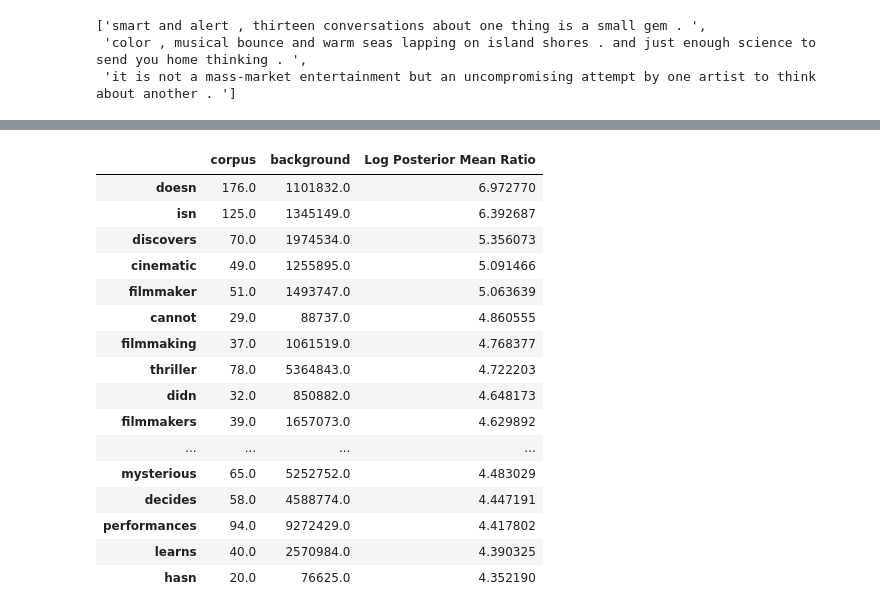
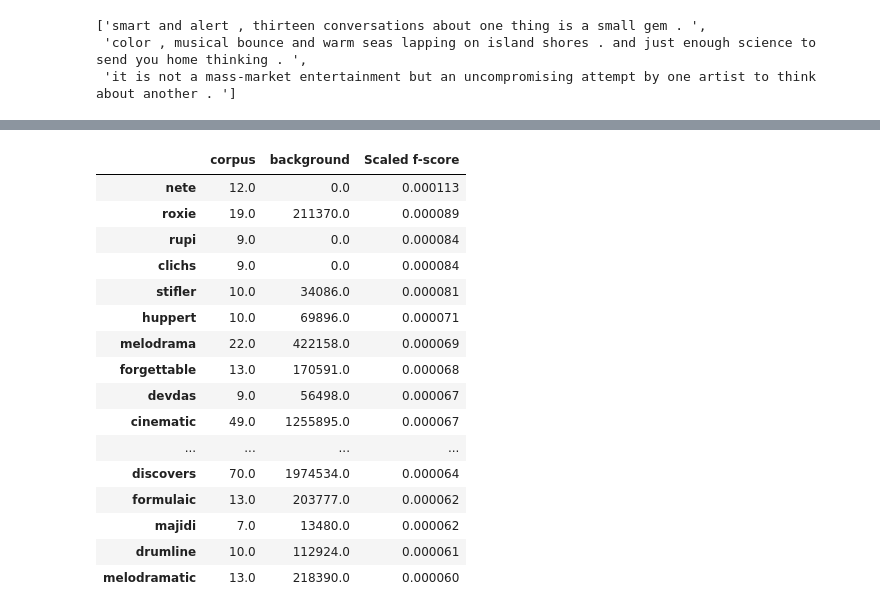
Before and after one commit to JasonKessler/jasonkessler.github.io, a Jupyter notebook: Subjective vs. Objective DDTX17.ipynb, the cells around one changed output, grey strips where cells are left out. Cells and saved outputs as stored; diff of their text form; code cells hidden in the pictures.

```diff
--- a/Subjective vs. Objective DDTX17.ipynb
+++ b/Subjective vs. Objective DDTX17.ipynb
@@ -121,25 +124,23 @@ term_freq_df.iloc[:20]
-# %%
-''' Display unigrams most characteristic of corpus against all of English that aren't unique to it.
-
-Note: "doesn", "isn", and "didn" are a result of the pre-tokenization of the corpus.
-'''
-characteristic_terms = term_doc_mat.get_posterior_mean_ratio_scores_vs_background()
-characteristic_terms[characteristic_terms['background'] > 0].iloc[:20]
-# %% [output]
-|  | corpus | background | Log Posterior Mean Ratio |
-| doesn | 176.0 | 1101832.0 | 6.972770 |
-| isn | 125.0 | 1345149.0 | 6.392687 |
-| discovers | 70.0 | 1974534.0 | 5.356073 |
-| cinematic | 49.0 | 1255895.0 | 5.091466 |
-| filmmaker | 51.0 | 1493747.0 | 5.063639 |
-| cannot | 29.0 | 88737.0 | 4.860555 |
-| filmmaking | 37.0 | 1061519.0 | 4.768377 |
-| thriller | 78.0 | 5364843.0 | 4.722203 |
-| didn | 32.0 | 850882.0 | 4.648173 |
-| filmmakers | 39.0 | 1657073.0 | 4.629892 |
-| ... | ... | ... | ... |
-| mysterious | 65.0 | 5252752.0 | 4.483029 |
-| decides | 58.0 | 4588774.0 | 4.447191 |
-| performances | 94.0 | 9272429.0 | 4.417802 |
-| learns | 40.0 | 2570984.0 | 4.390325 |
-| hasn | 20.0 | 76625.0 | 4.352190 |
+# %%
+''' Display top 20 terms that are characteristic of being related to movies.
+'''
+term_freq_df = corpus.get_scaled_f_scores_vs_background()
+term_freq_df.iloc[:20]
+# %% [output]
+|  | corpus | background | Scaled f-score |
+| nete | 12.0 | 0.0 | 0.000113 |
+| roxie | 19.0 | 211370.0 | 0.000089 |
+| rupi | 9.0 | 0.0 | 0.000084 |
+| clichs | 9.0 | 0.0 | 0.000084 |
+| stifler | 10.0 | 34086.0 | 0.000081 |
+| huppert | 10.0 | 69896.0 | 0.000071 |
+| melodrama | 22.0 | 422158.0 | 0.000069 |
+| forgettable | 13.0 | 170591.0 | 0.000068 |
+| devdas | 9.0 | 56498.0 | 0.000067 |
+| cinematic | 49.0 | 1255895.0 | 0.000067 |
+| ... | ... | ... | ... |
+| discovers | 70.0 | 1974534.0 | 0.000064 |
+| formulaic | 13.0 | 203777.0 | 0.000062 |
+| majidi | 7.0 | 13480.0 | 0.000062 |
+| drumline | 10.0 | 112924.0 | 0.000061 |
+| melodramatic | 13.0 | 218390.0 | 0.000060 |
```
Also changed, not shown: parts of 6 cells of this notebook, 7 other files.
